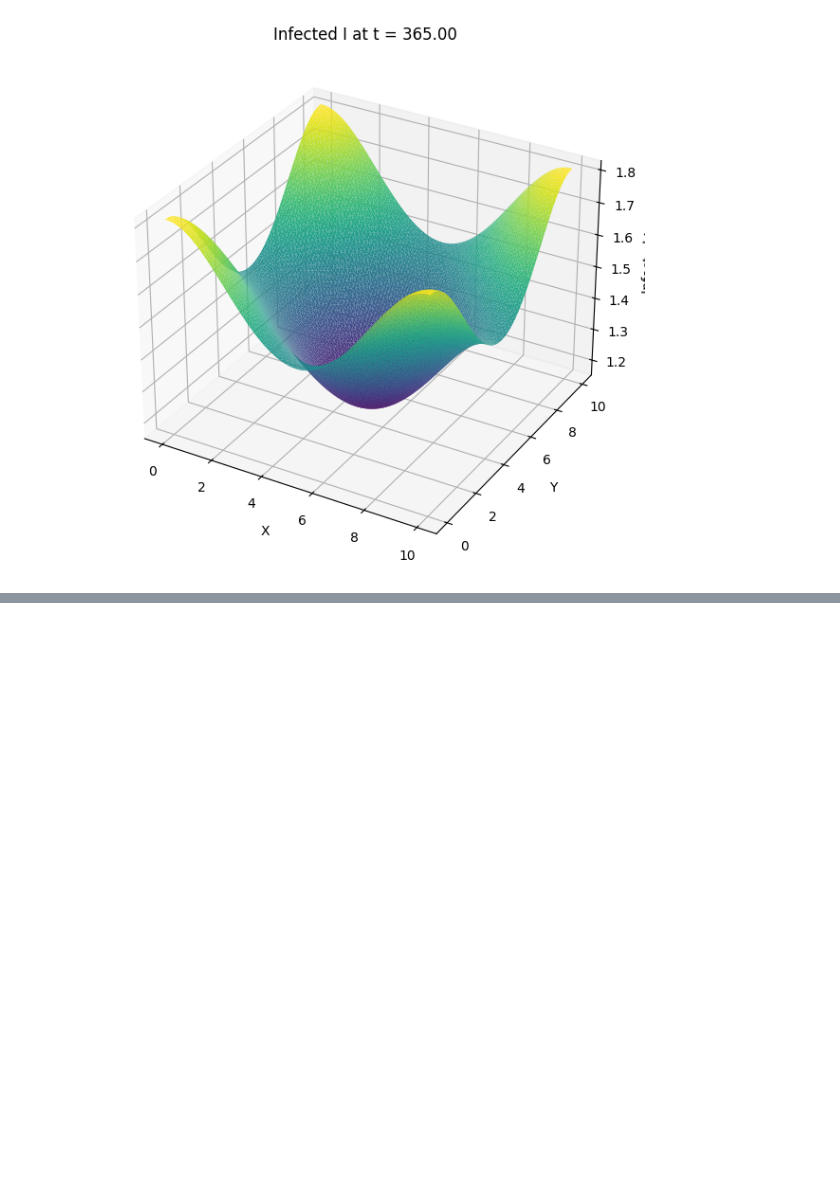
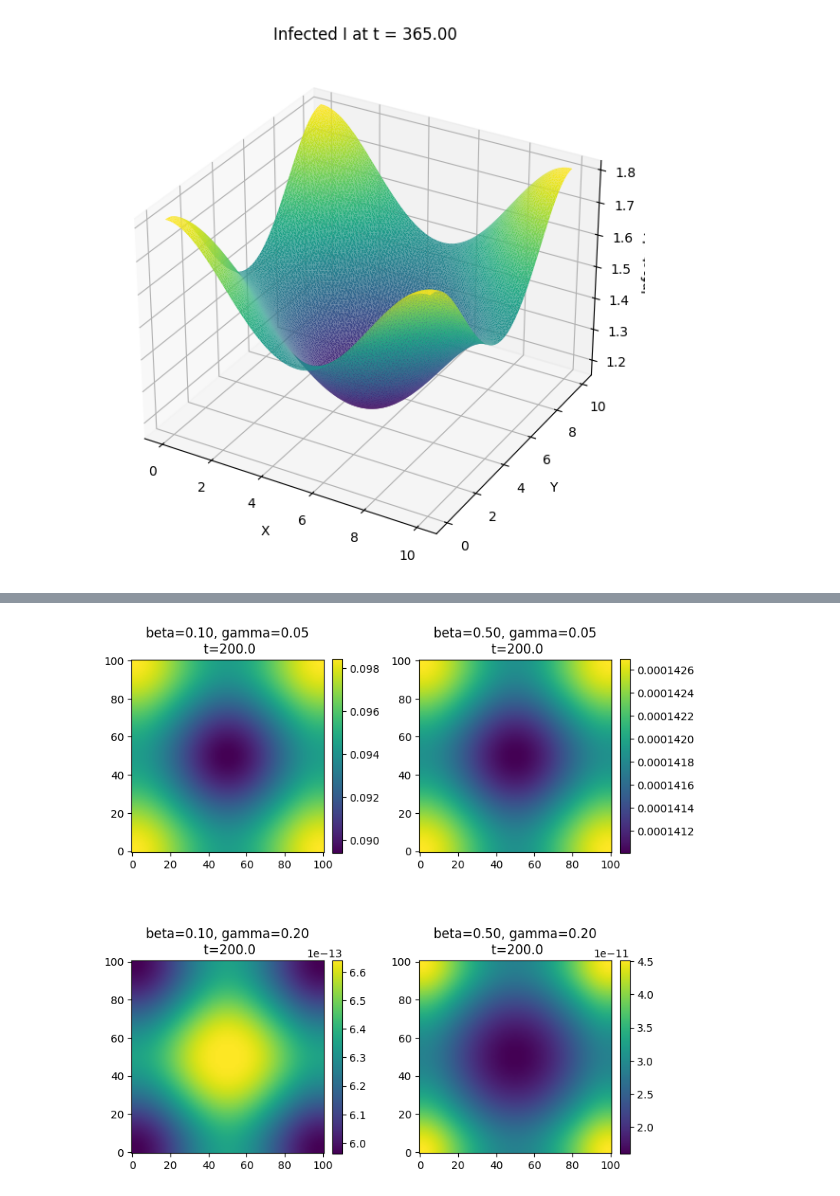
Before and after one commit to aeblik/SIR-Model, a Jupyter notebook: model/dynamic_sir_2d.ipynb, the cells around one changed output, grey strips where cells are left out. Saved outputs shown, nothing was run; the diff lists cells and outputs as text; code cells hidden in the pictures; blank space fills up the shorter version.

```diff
--- a/model/dynamic_sir_2d.ipynb
+++ b/model/dynamic_sir_2d.ipynb
@@ -494,0 +627,41 @@ KeyboardInterrupt:
+# %%
+def run_and_get_I_at_time(beta, gamma, target_t):
+    # reset ICs for each run
+    S, I, R, _, _ = initial_conditions(nx, ny, Lx, Ly)
+
+    # time step (same as elsewhere)
+    Dmax = max(Ds, Di)
+    dt_max = 1.0 / (2.0 * Dmax * (1.0/dx**2 + 1.0/dy**2))
+    dt = 0.5 * dt_max
+    nt = int(np.ceil(tmax / dt))
+
+    times, snaps = run_simulation(
+        S, I, R,
+        beta=beta, gamma=gamma,
+        Ds=Ds, Di=Di,
+        dx=dx, dy=dy,
+        dt=dt, nt=nt,
+        store_every=50
+    )
+
+    idx = int(np.argmin(np.abs(np.array(times) - target_t)))
+    return times[idx], snaps[idx][1]   # time_used, I-field
+
+
+pairs = [(betas[0], gammas[0]), (betas[-1], gammas[0]),
+         (betas[0], gammas[-1]), (betas[-1], gammas[-1])]
+
+target_t = 200.0
+
+plt.figure(figsize=(8, 8))
+for k, (b, g) in enumerate(pairs, start=1):
+    t_used, I_field = run_and_get_I_at_time(b, g, target_t)
+    ax = plt.subplot(2, 2, k)
+    im = ax.imshow(I_field, origin="lower")
+    ax.set_title(f"beta={b:.2f}, gamma={g:.2f}\n t={t_used:.1f}")
+    plt.colorbar(im, ax=ax, fraction=0.046, pad=0.04)
+
+plt.tight_layout()
+plt.show()
+# %% [output]
+[figure, added]
```
Also changed, not shown: parts of 10 cells of this notebook, 1 other file.
